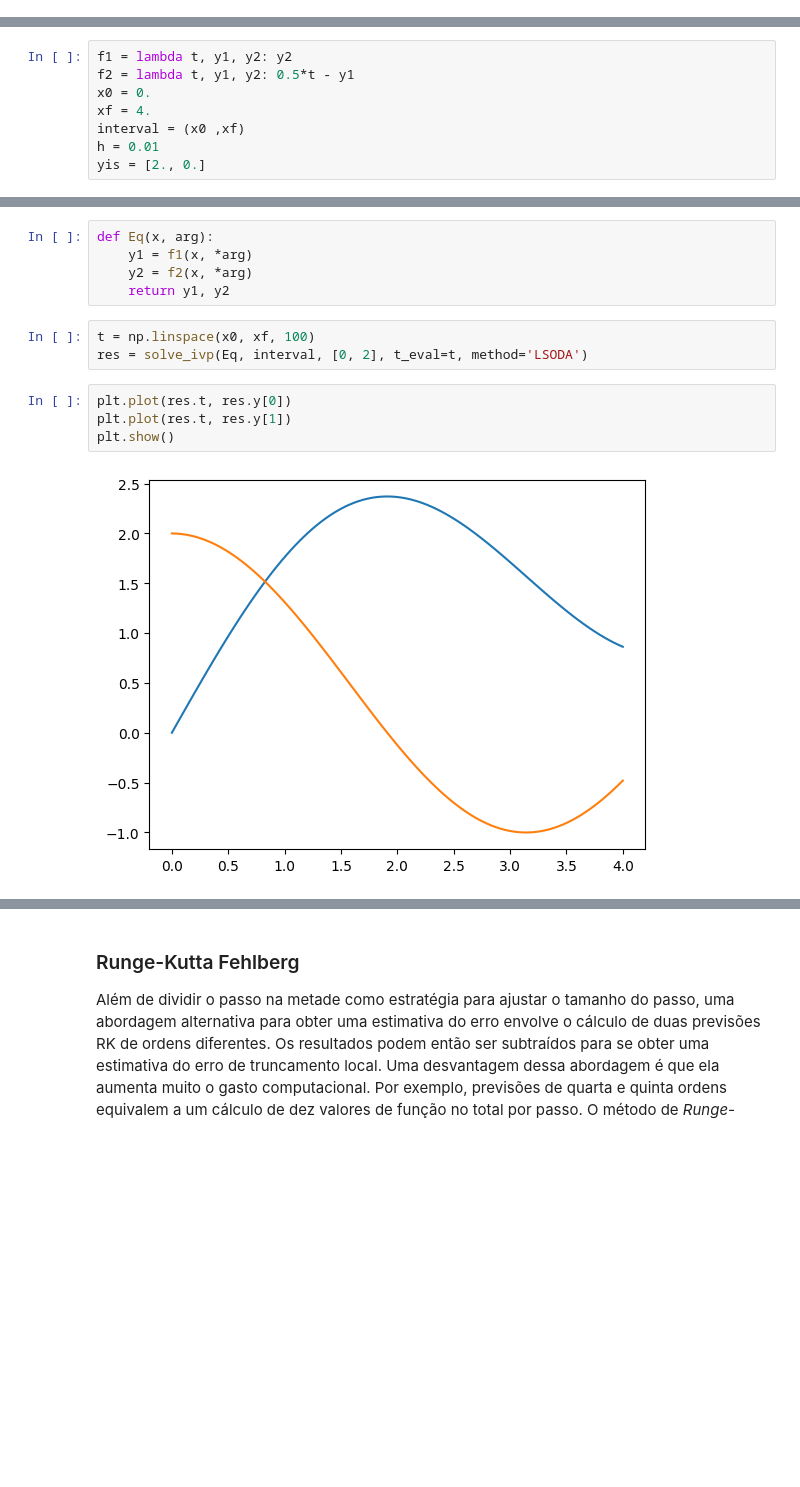
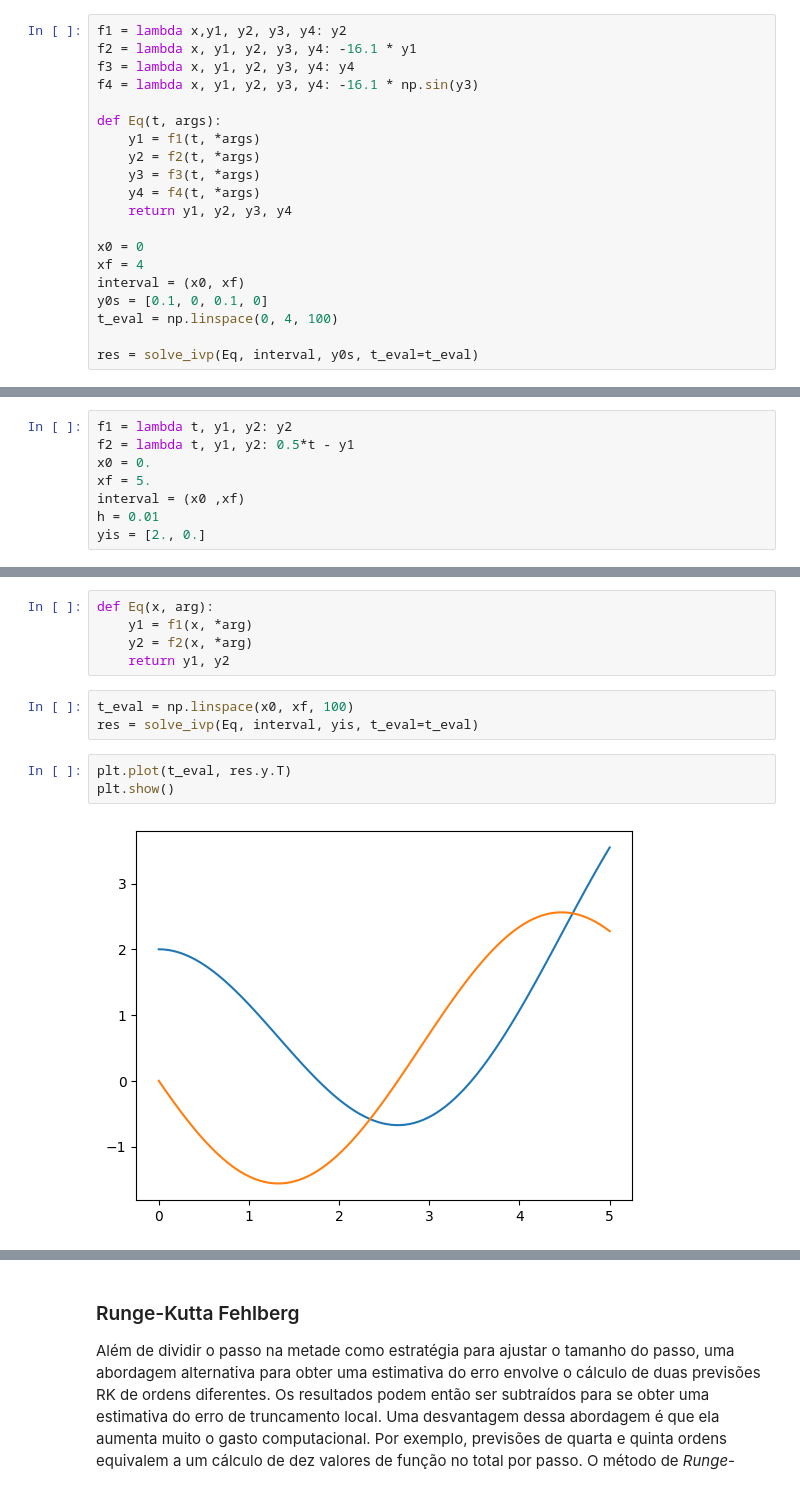
Before and after one commit to vnikoofard/numerical_methods_using_python, a Jupyter notebook: 10-EDO.ipynb, the cells around one changed output, grey strips where cells are left out. Drawn from its saved outputs; the diff is of its cells as text; blank space fills up the shorter version.

```diff
--- a/10-EDO.ipynb
+++ b/10-EDO.ipynb
@@ -728,0 +731,20 @@ plt.show()
+# %%
+f1 = lambda x,y1, y2, y3, y4: y2
+f2 = lambda x, y1, y2, y3, y4: -16.1 * y1
+f3 = lambda x, y1, y2, y3, y4: y4
+f4 = lambda x, y1, y2, y3, y4: -16.1 * np.sin(y3)
+
+def Eq(t, args):
+    y1 = f1(t, *args)
+    y2 = f2(t, *args)
+    y3 = f3(t, *args)
+    y4 = f4(t, *args)
+    return y1, y2, y3, y4
+
+x0 = 0
+xf = 4
+interval = (x0, xf)
+y0s = [0.1, 0, 0.1, 0]
+t_eval = np.linspace(0, 4, 100)
+
+res = solve_ivp(Eq, interval, y0s, t_eval=t_eval)
@@ -778,7 +827,7 @@ onde $y_1(0) = 2$ e $y_2(0)= 0$
 f1 = lambda t, y1, y2: y2
 f2 = lambda t, y1, y2: 0.5*t - y1
 x0 = 0.
-xf = 4.
+xf = 5.
 interval = (x0 ,xf)
 h = 0.01
 yis = [2., 0.]
@@ -805,14 +854,13 @@ def Eq(x, arg):
     y2 = f2(x, *arg)
     return y1, y2
 # %%
-t = np.linspace(x0, xf, 100)
-res = solve_ivp(Eq, interval, [0, 2], t_eval=t, method='LSODA')
+t_eval = np.linspace(x0, xf, 100)
+res = solve_ivp(Eq, interval, yis, t_eval=t_eval)
 # %%
-plt.plot(res.t, res.y[0])
-plt.plot(res.t, res.y[1])
+plt.plot(t_eval, res.y.T)
 plt.show()
 # %% [output]
-[figure, old version]
+[figure, new version]
 # %% [markdown]
 ## Métodos de Runge-Kutta Adaptativos
 
```
Also changed, not shown: parts of 9 cells of this notebook.
